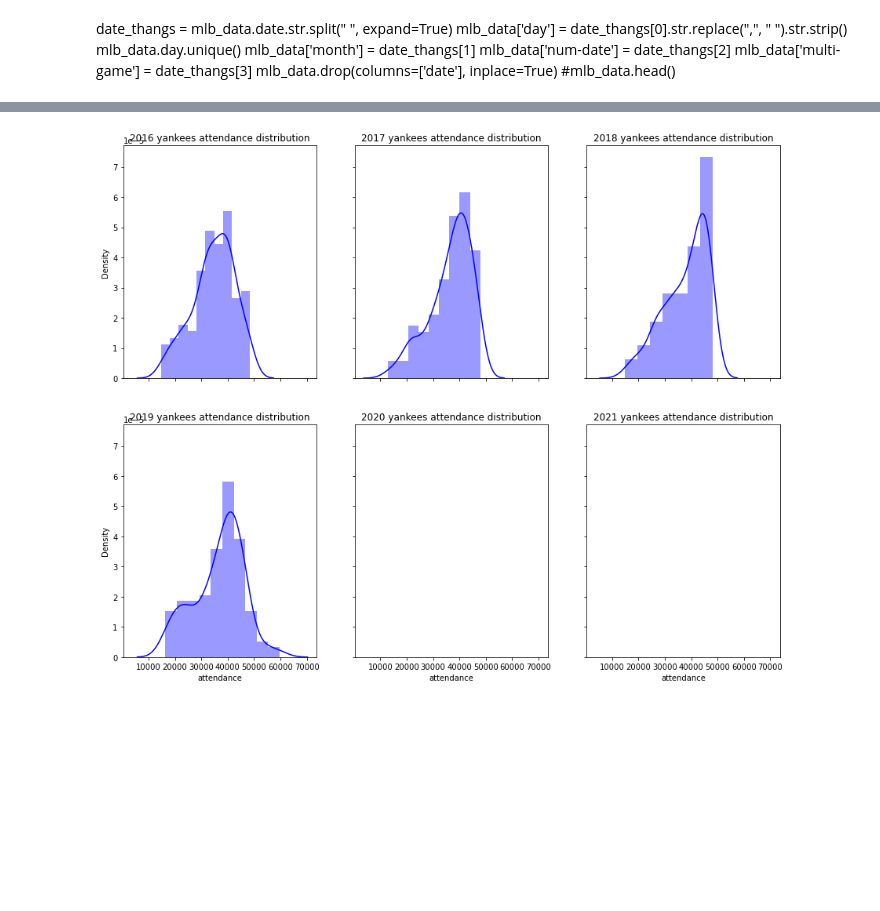
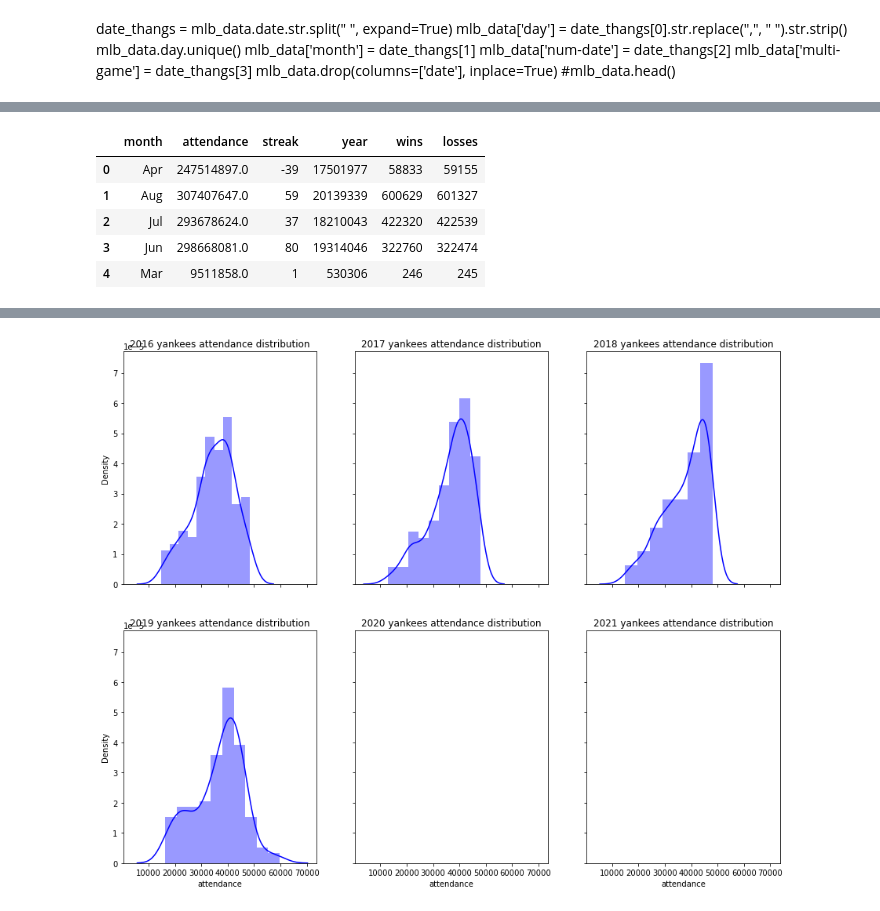
Before and after one commit to mrpalazz/mlb_attendance_prediction, a Jupyter notebook: 02.02.01-data-exploration.ipynb, the cells around one changed output, grey strips where cells are left out. Saved outputs shown, nothing was run; the diff lists cells and outputs as text; code cells hidden in the pictures; blank space fills up the shorter version.

```diff
--- a/02.02.01-data-exploration.ipynb
+++ b/02.02.01-data-exploration.ipynb
@@ -69,0 +85,12 @@ sns.barplot(x='year', y='attendance', hue='year', data=mlb_per_year)
+# %%
+mlb_per_month = mlb_data.groupby(by=['month']).sum()
+mlb_per_month = mlb_per_month.reset_index()
+
+mlb_per_month.head()
+# %% [output]
+|  | month | attendance | streak | year | wins | losses |
+| 0 | Apr | 247514897.0 | -39 | 17501977 | 58833 | 59155 |
+| 1 | Aug | 307407647.0 | 59 | 20139339 | 600629 | 601327 |
+| 2 | Jul | 293678624.0 | 37 | 18210043 | 422320 | 422539 |
+| 3 | Jun | 298668081.0 | 80 | 19314046 | 322760 | 322474 |
+| 4 | Mar | 9511858.0 | 1 | 530306 | 246 | 245 |
```
Also changed, not shown: parts of 5 cells of this notebook, 11 other files.
